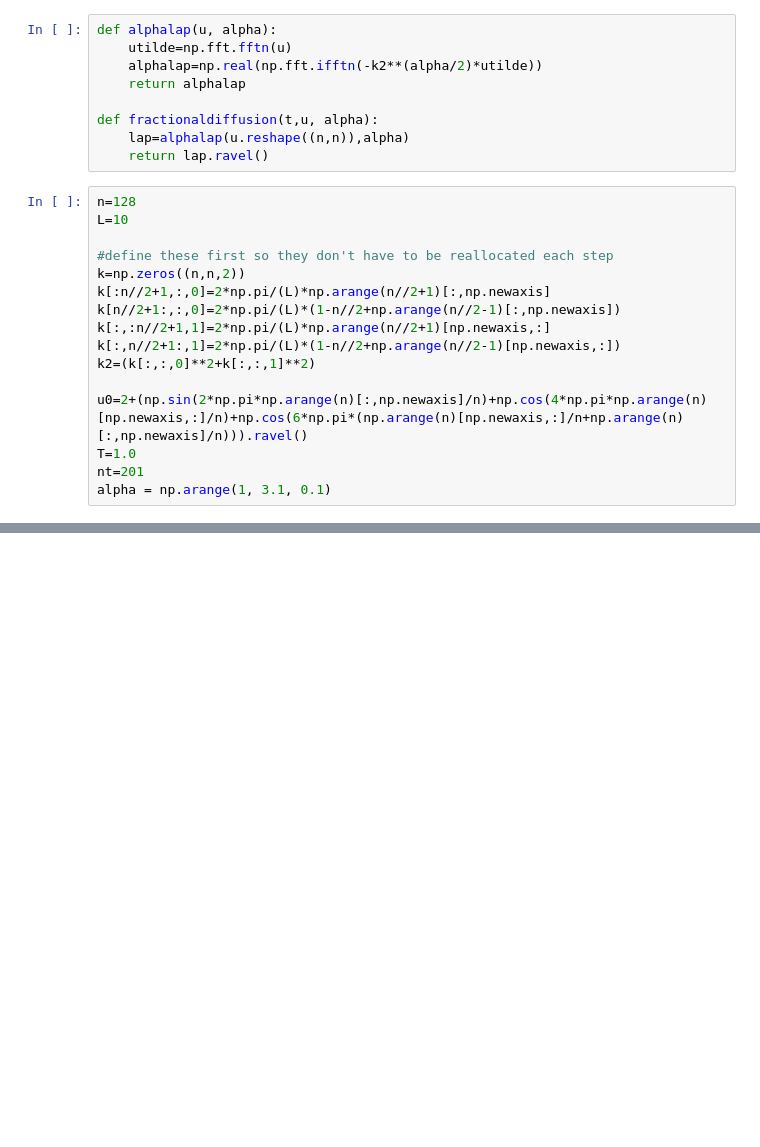
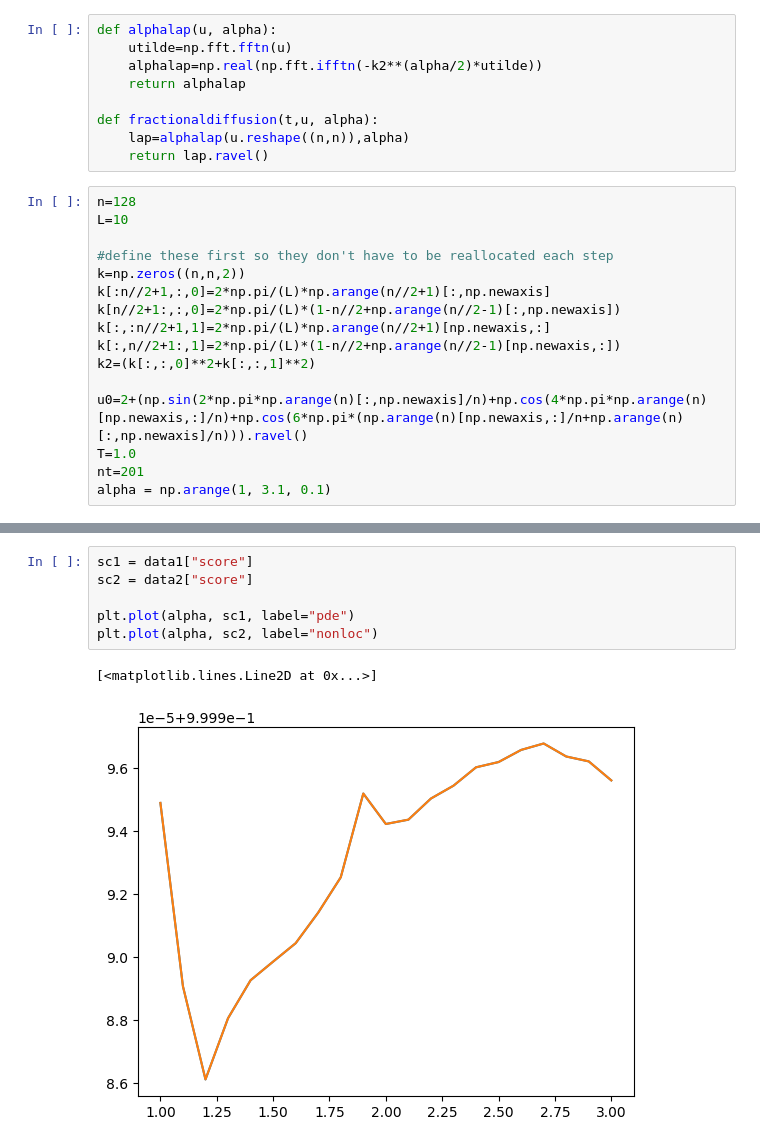
Before and after one commit to PeterXQC/pysindy-nonlocal_interaction, a Jupyter notebook: nonloc_lib_test.ipynb, the cells around one changed output, grey strips where cells are left out. Drawn from its saved outputs; the diff is of its cells as text; blank space fills up the shorter version.

```diff
--- a/nonloc_lib_test.ipynb
+++ b/nonloc_lib_test.ipynb
@@ -162,0 +253,9 @@ df.to_excel("results.xlsx", index=False)
+# %%
+sc1 = data1["score"]
+sc2 = data2["score"]
+
+plt.plot(alpha, sc1, label="pde")
+plt.plot(alpha, sc2, label="nonloc")
+# %% [output]
+[<matplotlib.lines.Line2D at 0x...>]
+[figure, added]
```
Also changed, not shown: parts of 4 cells of this notebook, 5 other files.
